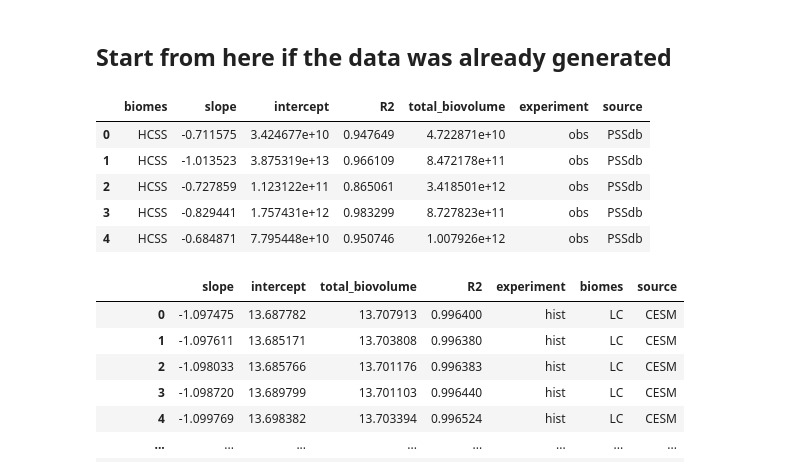
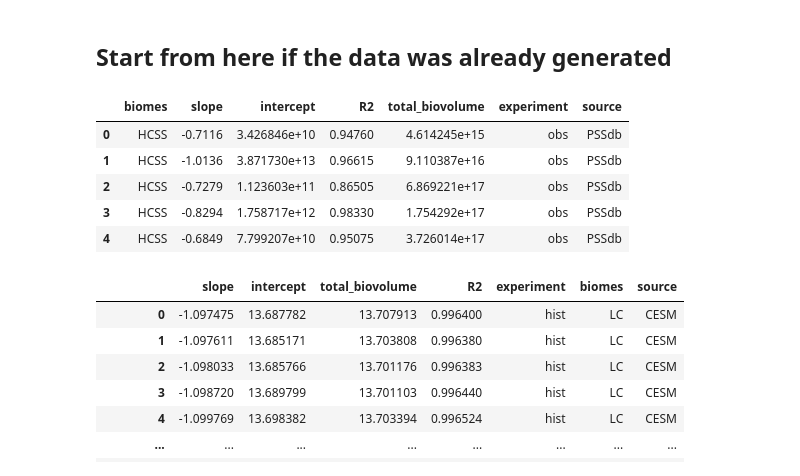
Before and after one commit to MarCorralesU/CMIP6_size_spectra, a Jupyter notebook: scripts/Fig_2.ipynb, the cells around one changed output. Saved outputs shown, nothing was run; the diff lists cells and outputs as text; code cells hidden in the pictures.

```diff
--- a/scripts/Fig_2.ipynb
+++ b/scripts/Fig_2.ipynb
@@ -290,19 +116,19 @@ df_NBSS.to_csv('/work/m1c/CMIP6_biome_PSS_data/df_NBSS_for_data_dist_figs_biovol
 df_NBSS=pd.read_csv('/work/m1c/CMIP6_biome_PSS_data/df_NBSS_for_data_dist_figs_biovolume.csv', sep=',')
 #df_NBSS['intercept']= 10**(df_NBSS['intercept'])
 # %%
-df_pssdb = pd.read_csv('/work/m1c/CMIP6_biome_PSS_data/PSSdb_data_full.csv', sep= ',')
+df_pssdb = pd.read_csv('/Users/mc4214/Documents/CMIP6_PSS_paper/data/PSSdb_data/PSSdb_data_full.csv', sep= ',')
 df_pssdb = df_pssdb.drop(columns = ['lat', 'lon', 'month', 'season'])
 df_pssdb['intercept'] = 10**(df_pssdb['intercept'])
 
 
 df_pssdb.head()
 # %% [output]
 |  | biomes | slope | intercept | R2 | total_biovolume | experiment | source |
-| 0 | HCSS | -0.711575 | 3.424677e+10 | 0.947649 | 4.722871e+10 | obs | PSSdb |
-| 1 | HCSS | -1.013523 | 3.875319e+13 | 0.966109 | 8.472178e+11 | obs | PSSdb |
-| 2 | HCSS | -0.727859 | 1.123122e+11 | 0.865061 | 3.418501e+12 | obs | PSSdb |
-| 3 | HCSS | -0.829441 | 1.757431e+12 | 0.983299 | 8.727823e+11 | obs | PSSdb |
-| 4 | HCSS | -0.684871 | 7.795448e+10 | 0.950746 | 1.007926e+12 | obs | PSSdb |
+| 0 | HCSS | -0.7116 | 3.426846e+10 | 0.94760 | 4.614245e+15 | obs | PSSdb |
+| 1 | HCSS | -1.0136 | 3.871730e+13 | 0.96615 | 9.110387e+16 | obs | PSSdb |
+| 2 | HCSS | -0.7279 | 1.123603e+11 | 0.86505 | 6.869221e+17 | obs | PSSdb |
+| 3 | HCSS | -0.8294 | 1.758717e+12 | 0.98330 | 1.754292e+17 | obs | PSSdb |
+| 4 | HCSS | -0.6849 | 7.799207e+10 | 0.95075 | 3.726014e+17 | obs | PSSdb |
 # %%
 df_NBSS=pd.concat([df_NBSS, df_pssdb]).reset_index(drop=True)
 df_NBSS['total_biovolume']= np.log10(df_NBSS['total_biovolume'])
```
Also changed, not shown: parts of 20 cells of this notebook, 5 other files.
